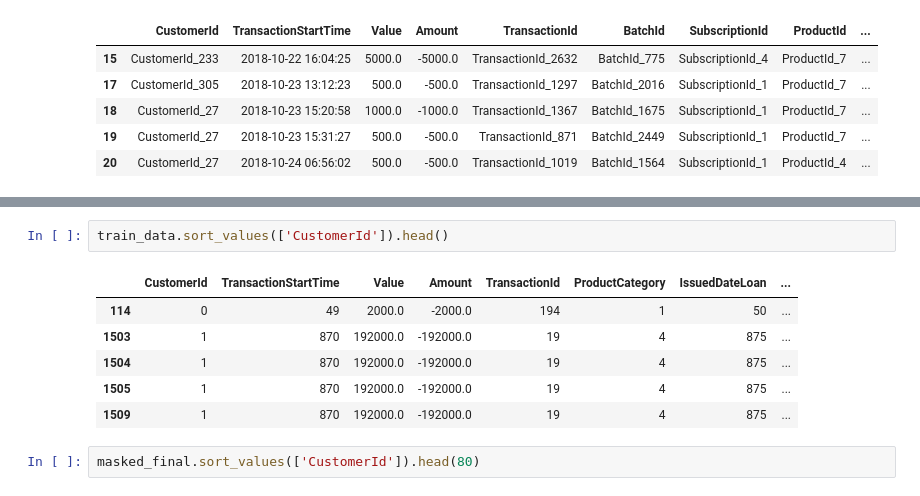
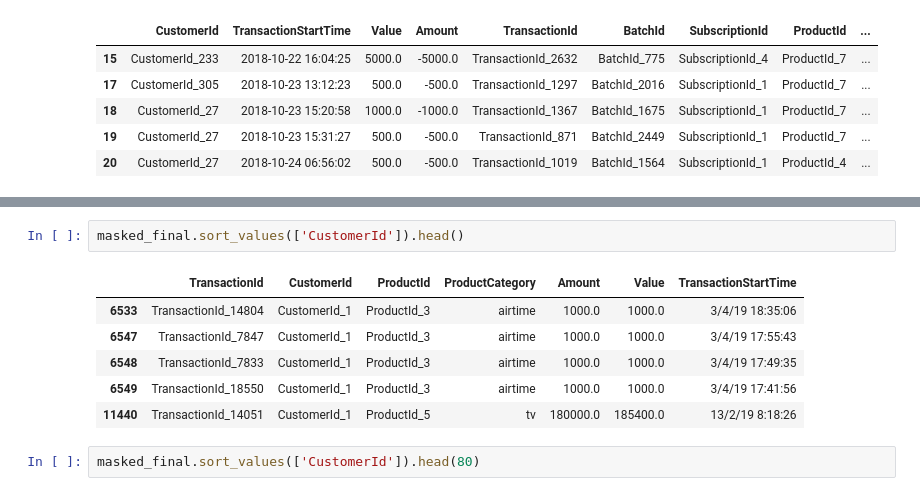
Before and after one commit to scLee123/scLee123, a Jupyter notebook: SY_data_project.ipynb, the cells around one changed output, grey strips where cells are left out. Cells and saved outputs as stored; diff of their text form.

```diff
--- a/SY_data_project.ipynb
+++ b/SY_data_project.ipynb
@@ -338,12 +443,12 @@ masked_final = masked_final.drop(['BatchId', 'CurrencyCode', 'CountryCode', 'Pro
 # %%
-train_data.sort_values(['CustomerId']).head()
+masked_final.sort_values(['CustomerId']).head()
 # %% [output]
-|  | CustomerId | TransactionStartTime | Value | Amount | TransactionId | ProductCategory | IssuedDateLoan | ... |
-| 114 | 0 | 49 | 2000.0 | -2000.0 | 194 | 1 | 50 | ... |
-| 1503 | 1 | 870 | 192000.0 | -192000.0 | 19 | 4 | 875 | ... |
-| 1504 | 1 | 870 | 192000.0 | -192000.0 | 19 | 4 | 875 | ... |
-| 1505 | 1 | 870 | 192000.0 | -192000.0 | 19 | 4 | 875 | ... |
-| 1509 | 1 | 870 | 192000.0 | -192000.0 | 19 | 4 | 875 | ... |
+|  | TransactionId | CustomerId | ProductId | ProductCategory | Amount | Value | TransactionStartTime |
+| 6533 | TransactionId_14804 | CustomerId_1 | ProductId_3 | airtime | 1000.0 | 1000.0 | 3/4/19 18:35:06 |
+| 6547 | TransactionId_7847 | CustomerId_1 | ProductId_3 | airtime | 1000.0 | 1000.0 | 3/4/19 17:55:43 |
+| 6548 | TransactionId_7833 | CustomerId_1 | ProductId_3 | airtime | 1000.0 | 1000.0 | 3/4/19 17:49:35 |
+| 6549 | TransactionId_18550 | CustomerId_1 | ProductId_3 | airtime | 1000.0 | 1000.0 | 3/4/19 17:41:56 |
+| 11440 | TransactionId_14051 | CustomerId_1 | ProductId_5 | tv | 180000.0 | 185400.0 | 13/2/19 8:18:26 |
 # %%
 masked_final.sort_values(['CustomerId']).head(80)
 # %% [output]
```
Also changed, not shown: parts of 17 cells of this notebook.
